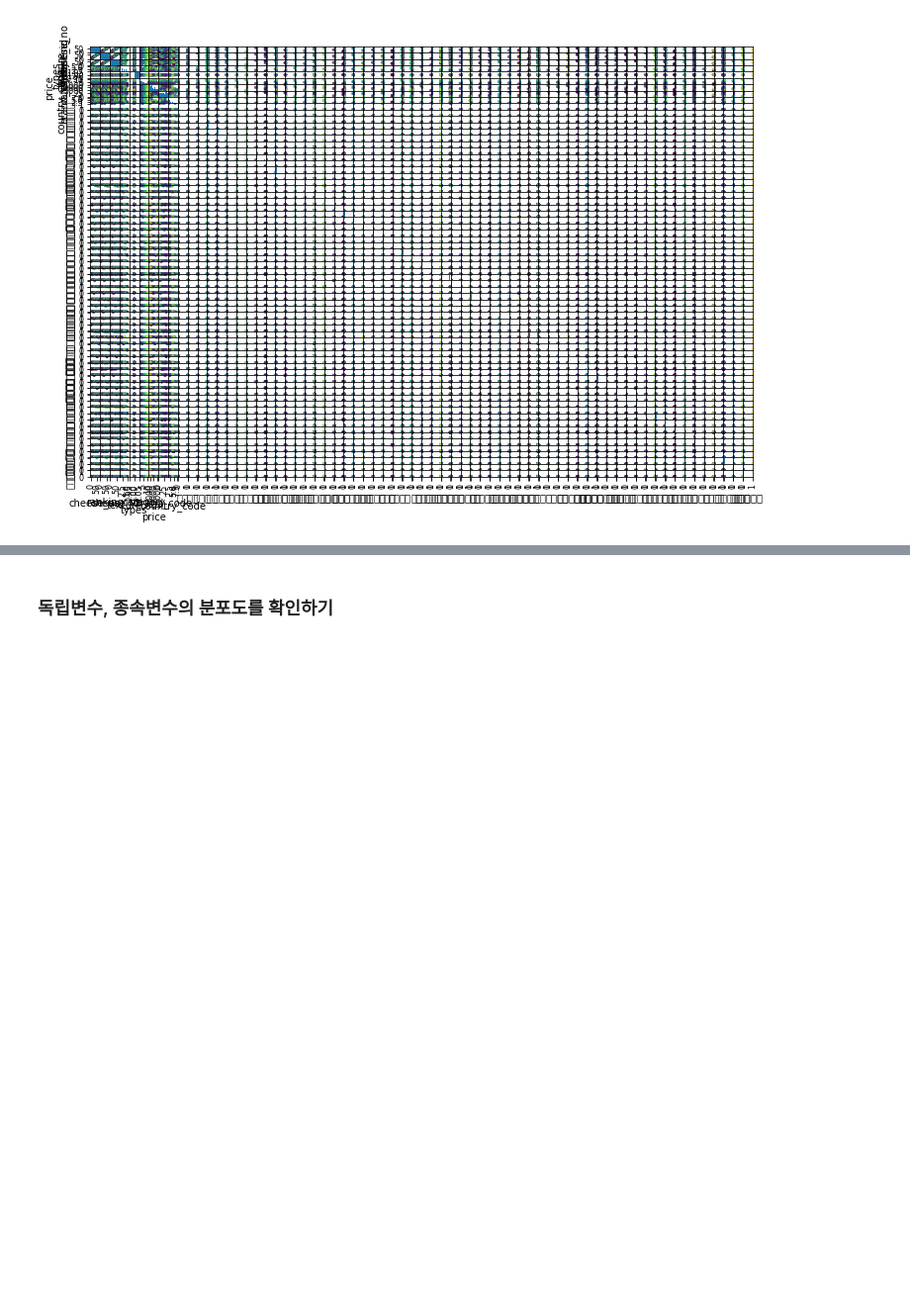
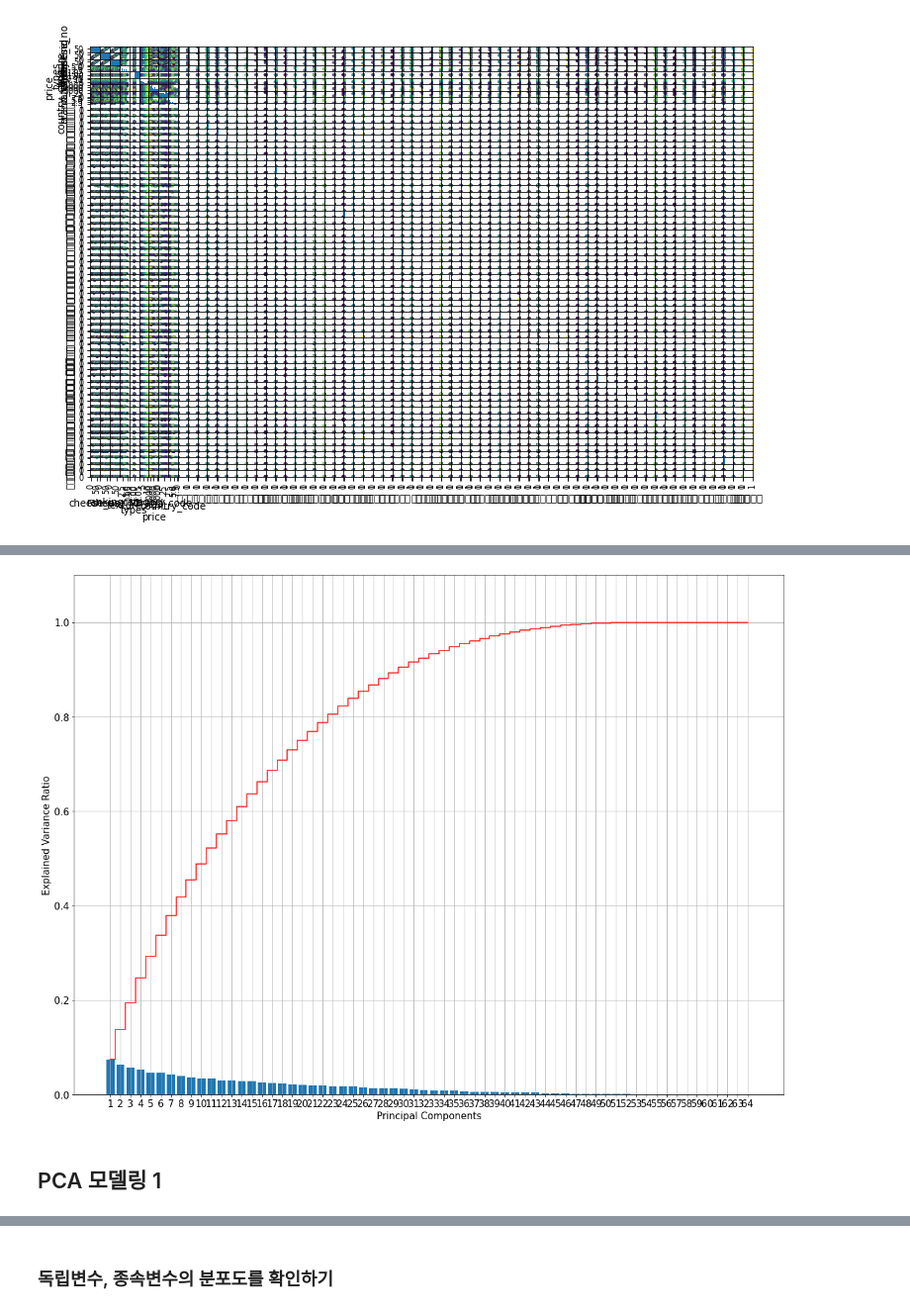
Before and after one commit to soominok/cheese-ai, a Jupyter notebook: com_cheese_api/tf-cheese-modeling.ipynb, the cells around one changed output, grey strips where cells are left out. Shown: that part at 99% size. Cells and saved outputs as stored; diff of their text form; code cells hidden in the pictures; blank space fills up the shorter version.

```diff
--- a/com_cheese_api/tf-cheese-modeling.ipynb
+++ b/com_cheese_api/tf-cheese-modeling.ipynb
@@ -97,0 +193,21 @@ plt.show()
+# %%
+pca = PCA(n_components = X_cheese_sc.shape[1])
+pca.fit(X_cheese_sc)
+explained_variance_ratio = pca.explained_variance_ratio_
+
+def explained_variance_ratio_plot(explained_variance_ratio):
+    x_axis = range(1, len(explained_variance_ratio) + 1)
+    plt.bar(x_axis, explained_variance_ratio, align = 'center', label = 'Individual Explained Variance Ratio')
+    plt.step(x_axis, np.cumsum(explained_variance_ratio), where = 'mid', color = 'red', label='Cumulative Explained Variance Ratio')
+    plt.ylim(0, 1.1)
+    plt.xticks(x_axis)
+    plt.xlabel('Principal Components')
+    plt.ylabel('Explained Variance Ratio')
+    plt.grid()
+    plt.show()
+
+explained_variance_ratio_plot(explained_variance_ratio)
+# %% [output]
+[figure, added]
+# %% [markdown]
+## PCA 모델링 1
```
Also changed, not shown: parts of 18 cells of this notebook, 1 other file.
